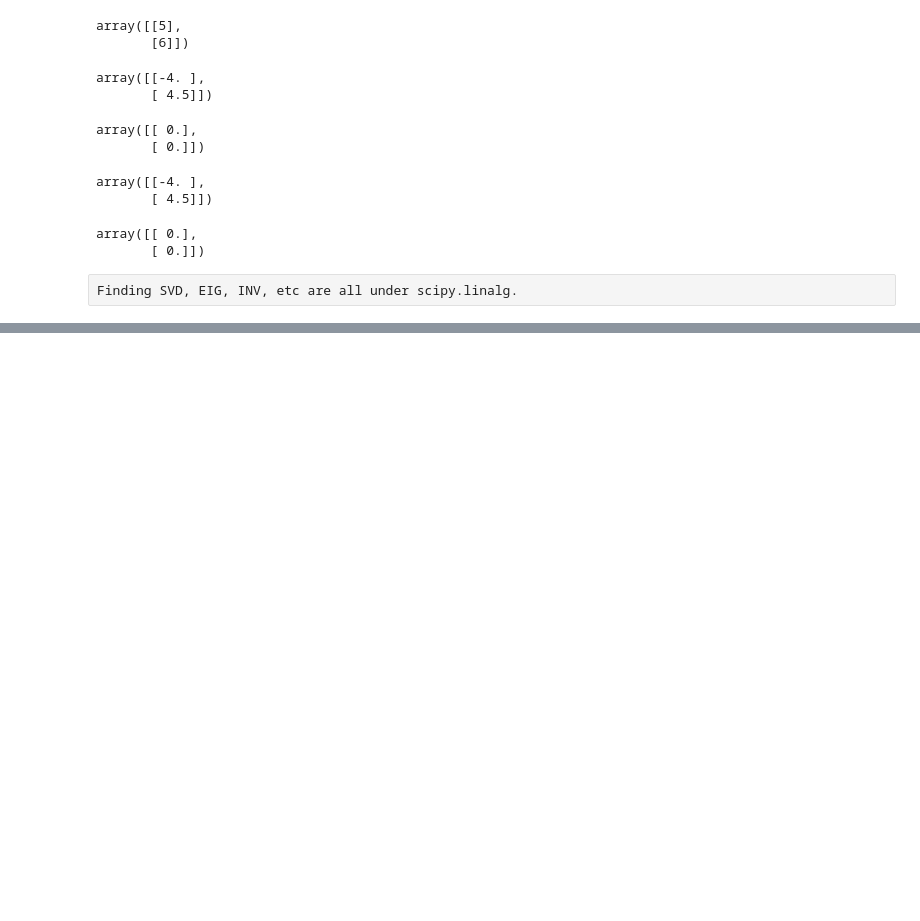
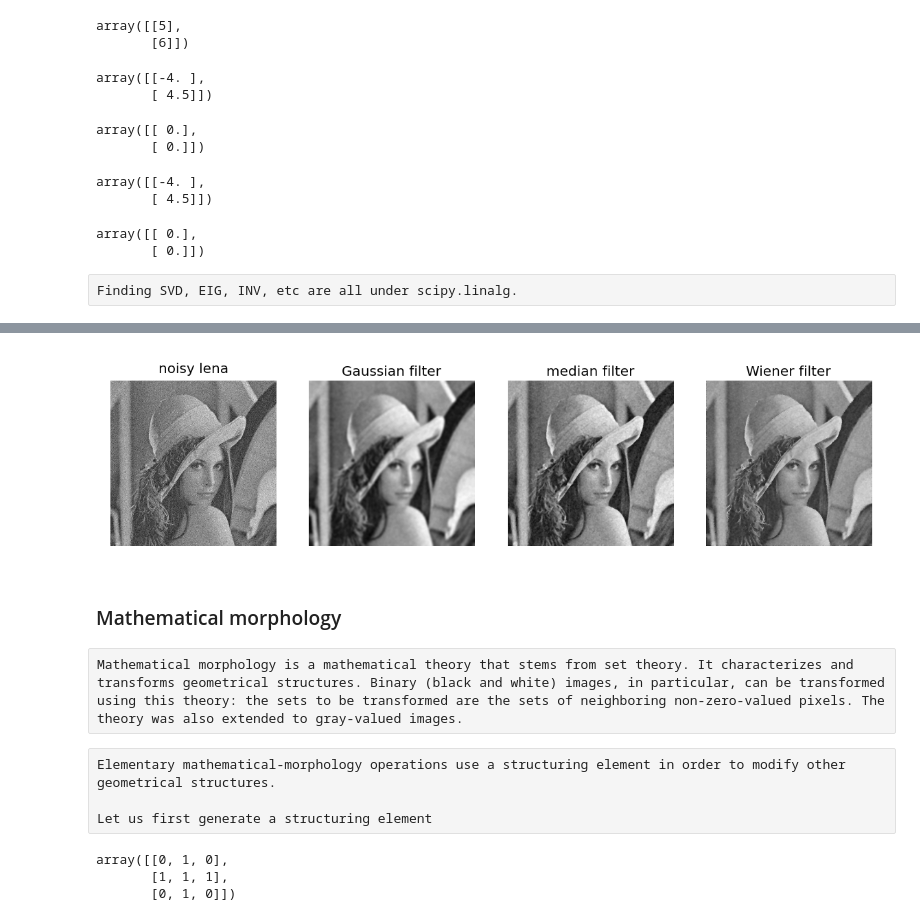
Before and after one commit to Garyfallidis/meta_didaktoriko, a Jupyter notebook: Sherbrooke_numpy_seminar_2014/course/Numpy and Scipy.ipynb, the cells around one changed output, grey strips where cells are left out. Saved outputs shown, nothing was run; the diff lists cells and outputs as text; code cells hidden in the pictures; blank space fills up the shorter version.

```diff
--- a/Sherbrooke_numpy_seminar_2014/course/Numpy and Scipy.ipynb
+++ b/Sherbrooke_numpy_seminar_2014/course/Numpy and Scipy.ipynb
@@ -914,0 +977,12 @@ optimize.fmin_slsqp?
+# %%
+Image(filename='images/filtered_lena.png')
+# %% [output]
+[figure, added]
+# %% [markdown]
+### Mathematical morphology
+# %% [raw]
+Mathematical morphology is a mathematical theory that stems from set theory. It characterizes and transforms geometrical structures. Binary (black and white) images, in particular, can be transformed using this theory: the sets to be transformed are the sets of neighboring non-zero-valued pixels. The theory was also extended to gray-valued images.
+# %% [raw]
+Elementary mathematical-morphology operations use a structuring element in order to modify other geometrical structures.
+
+Let us first generate a structuring element
@@ -914,0 +991,6 @@ optimize.fmin_slsqp?
+# %%
+el.astype(np.int)
+# %% [output]
+array([[0, 1, 0],
+       [1, 1, 1],
+       [0, 1, 0]])
```
Also changed, not shown: parts of 38 cells of this notebook, 5 other files.
